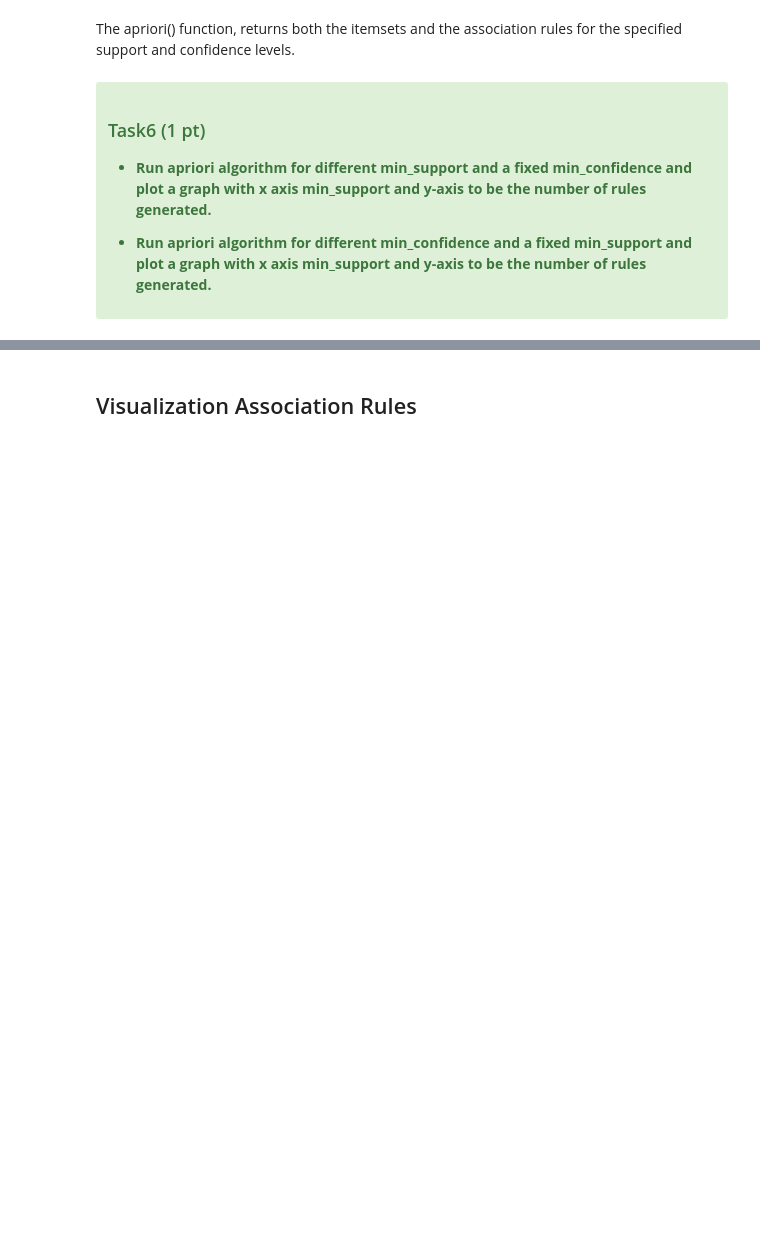
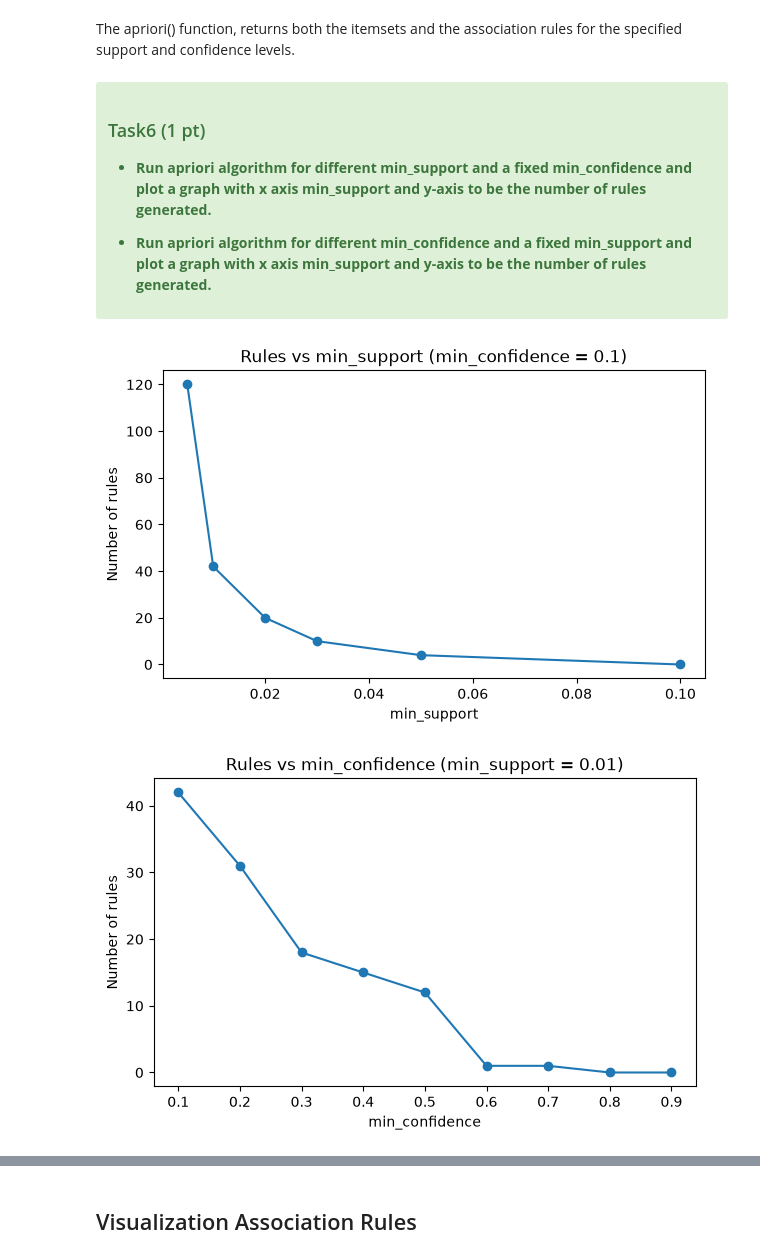
Before and after one commit to Masters-Halmstad/Data-Mining-DT8013, a Jupyter notebook: Lab#5_Interestingness/lab_interestingness.ipynb, the cells around one changed output, grey strips where cells are left out. Drawn from its saved outputs; the diff is of its cells as text; code cells hidden in the pictures; blank space fills up the shorter version.

```diff
--- a/Lab#5_Interestingness/lab_interestingness.ipynb
+++ b/Lab#5_Interestingness/lab_interestingness.ipynb
@@ -412,0 +408,34 @@ The apriori() function, returns both the itemsets and the association rules for
+# %%
+#please implement Task 6 here
+# 1: vary min_support, keep min_confidence fixed
+supports = [0.005, 0.01, 0.02, 0.03, 0.05, 0.1]
+rules_vs_support = []
+
+for s in supports:
+    itemsets, rulesSupport = apriori(data_itemset, min_support=s, min_confidence=0.1)
+    rules_vs_support.append(len(rulesSupport))
+
+plt.figure(figsize=(7, 4))
+plt.plot(supports, rules_vs_support, marker='o')
+plt.xlabel('min_support')
+plt.ylabel('Number of rules')
+plt.title('Rules vs min_support (min_confidence = 0.1)')
+plt.show()
+
+# 2: vary min_confidence, keep min_support fixed
+confidences = [0.1, 0.2, 0.3, 0.4, 0.5, 0.6, 0.7, 0.8, 0.9]
+rules_vs_confidence = []
+
+for c in confidences:
+    itemsets, rulesConfidence = apriori(data_itemset, min_support=0.01, min_confidence=c)
+    rules_vs_confidence.append(len(rulesConfidence))
+
+plt.figure(figsize=(7, 4))
+plt.plot(confidences, rules_vs_confidence, marker='o')
+plt.xlabel('min_confidence')
+plt.ylabel('Number of rules')
+plt.title('Rules vs min_confidence (min_support = 0.01)')
+plt.show()
+# %% [output]
+[figure, added]
+[figure, added]
```
Also changed, not shown: parts of 6 cells of this notebook.
